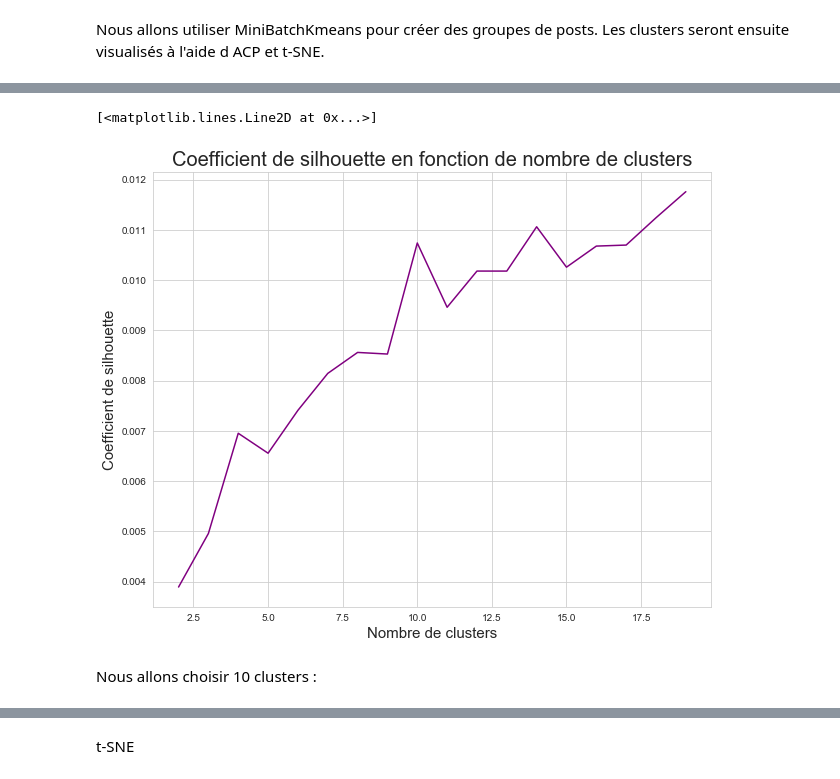
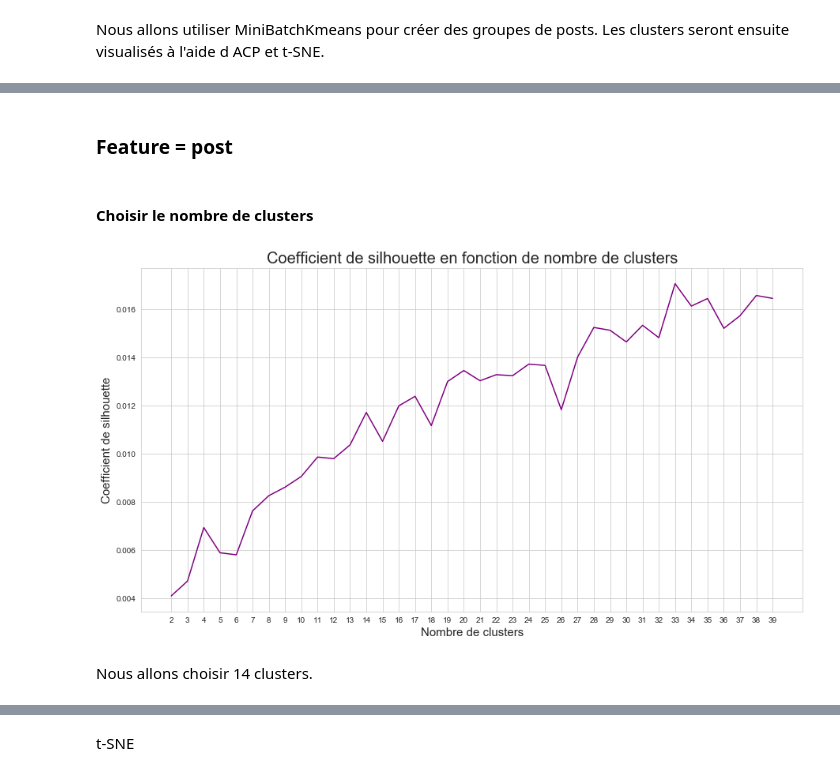
Before and after one commit to Lenka-St/Projet5, a Jupyter notebook: Notebook2_Modelisation.ipynb, the cells around one changed output, grey strips where cells are left out. Saved outputs shown, nothing was run; the diff lists cells and outputs as text; code cells hidden in the pictures.

Commit message:
Frequencies & clustering
Notebook 1 : updated BOW title
Notebook 2 : Frequencies & clustering done

```diff
--- a/Notebook2_Modelisation.ipynb
+++ b/Notebook2_Modelisation.ipynb
@@ -480,0 +552,8 @@ tags
+# %%
+# Format the lists to strings
+
+predicted_tags_str = []
+
+for i in range(len(predicted_tags)):
+    elt = " ".join(predicted_tags[i])
+    predicted_tags_str.append(elt)
@@ -781,2 +915,0 @@ Fit 20 clusters
-# %%
-clusters = MiniBatchKMeans(n_clusters=14, init_size=1024, batch_size=2048, random_state=20).fit_predict(X_train_tfidf)
@@ -822,3 +915,0 @@ AttributeError: 'numpy.ndarray' object has no attribute 'groupby'
-# %%
-silhouette = []
-k = list(range(2, 20))
@@ -827,6 +915,0 @@ from sklearn.metrics import silhouette_score
-# %%
-for i in k:
-    kmeans = MiniBatchKMeans(n_clusters=i, init_size=1024, batch_size=2048, random_state=20)
-    y_pred = kmeans.fit_predict(X_train_tfidf)
-    score = silhouette_score(X_train_tfidf, kmeans.labels_)
-    silhouette.append(score)
@@ -854,14 +916,44 @@ silhouette
+# %% [markdown]
+### Feature = post
+# %% [markdown]
+#### Choisir le nombre de clusters
 # %%
-fig = plt.figure(figsize=(10, 8))
-ax = fig.add_subplot(1, 1, 1)
-ax.set_xlabel('Nombre de clusters', fontsize=15)
-ax.set_ylabel('Coefficient de silhouette', fontsize=15)
-ax.set_title(
-    'Coefficient de silhouette en fonction de nombre de clusters', fontsize=20)
+def choose_num_k(data, num_max):
+    """Function which helps to choose an optimal number of clusters for MiniBatchKmeans algorithme.abs
 
-plt.plot(k, silhouette, color="purple")
+    Inputs:
+    - data : an array of data to be clusteres
+    - num_max : a maximal number of clusters
+
+    Output:
+    - a plot of silhouette coefficient depending on number of clusters
+
+    """
+    silhouette = []
+    k = list(range(2, num_max))
+
+    # Fit the model
+    for i in k:
+        kmeans = MiniBatchKMeans(n_clusters=i, init_size=1024, batch_size=2048, random_state=20)
+        y_pred = kmeans.fit_predict(data)
+        score = silhouette_score(data, kmeans.labels_)
+        silhouette.append(score)
+
+    # Plot the silhouette coefficient
+    fig = plt.figure(figsize=(15, 8))
+    ax = fig.add_subplot(1, 1, 1)
+    ax.set_xlabel('Nombre de clusters', fontsize=15)
+    ax.set_xticks(k)
+    ax.set_xticklabels(k)
+    ax.set_ylabel('Coefficient de silhouette', fontsize=15)
+    ax.set_title('Coefficient de silhouette en fonction de nombre de clusters', fontsize=20)
+
+
+    plt.plot(k, silhouette, color="purple")
+
+
+choose_num_k(X_train_tfidf, 40)
 # %% [output]
-[<matplotlib.lines.Line2D at 0x...>]
-[figure, old version]
+[figure, new version]
 # %% [markdown]
-Nous allons choisir 10 clusters :
+Nous allons choisir 14 clusters.
```
Also changed, not shown: parts of 114 cells of this notebook, 1 other file.
